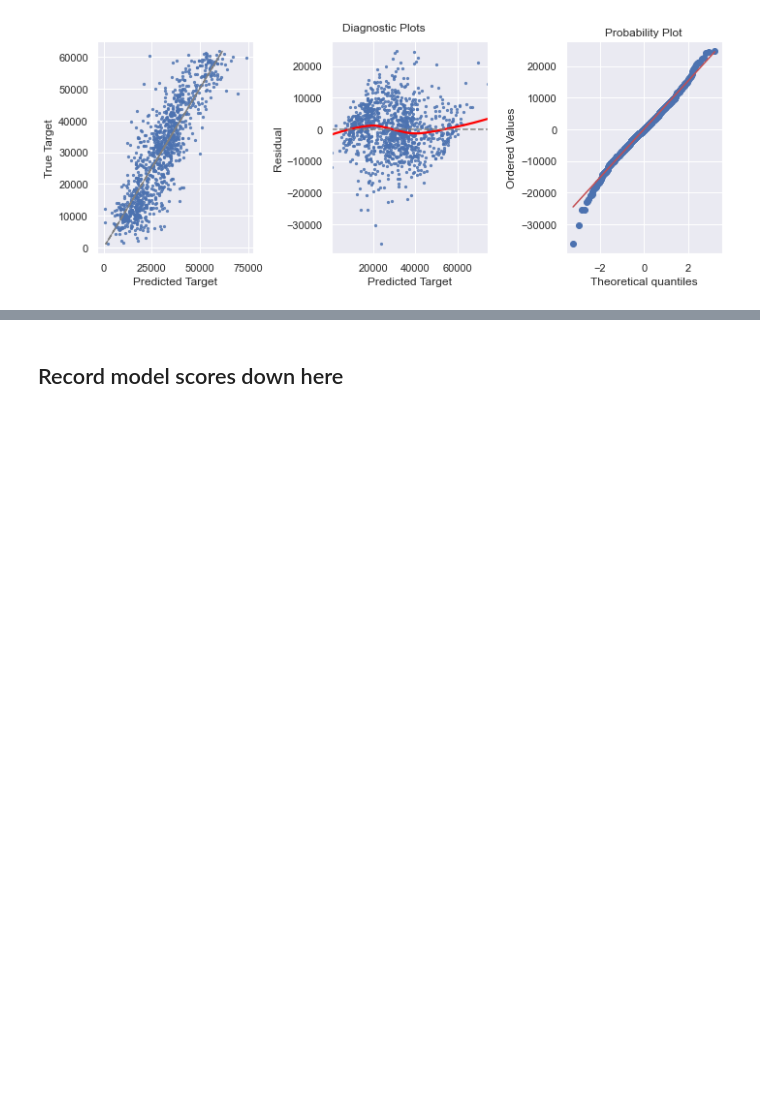
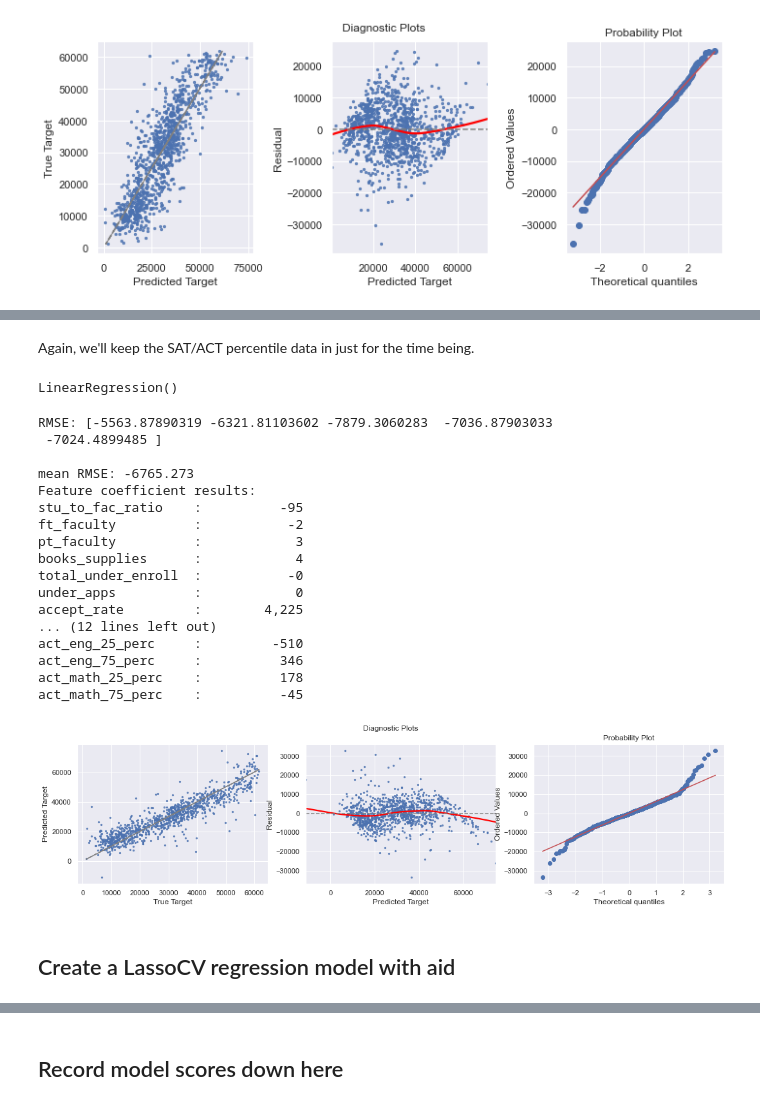
Before and after one commit to chloebs4590/Metis-NBM_Regression, a Jupyter notebook: eda_lr_project_code.ipynb, the cells around one changed output, grey strips where cells are left out. Saved outputs shown, nothing was run; the diff lists cells and outputs as text; code cells hidden in the pictures; blank space fills up the shorter version.

```diff
--- a/eda_lr_project_code.ipynb
+++ b/eda_lr_project_code.ipynb
@@ -1376,12 +1451,14 @@ diagnostic_plots(lm_poly.predict(X_train_val_stand_no_perc_poly), y_train_val)
 # %%
 # define feature variables and target variable
 
-X_aid = schools_aid_no_sat_act.loc[:,['stu_to_fac_ratio', 'ft_faculty', 'pt_faculty',
-       'books_supplies', 'total_under_enroll', 'under_apps', 'accept_rate', 'grad_rate',
-       'admiss_data_1', 'test_scores_req_1.0', 'test_scores_rec_1.0',
-       'test_scores_con_not_req_1.0','avg_grant_schol_aid']]
+X_aid = df_modeling.loc[:,['stu_to_fac_ratio', 'ft_faculty', 'pt_faculty',
+                           'books_supplies', 'total_under_enroll', 'under_apps', 'accept_rate', 'grad_rate',
+                           'admiss_data_1', 'test_scores_req_1.0', 'test_scores_rec_1.0',
+                           'test_scores_con_not_req_1.0','avg_grant_schol_aid','sat_read_write_25_perc', 'sat_read_write_75_perc',
+                           'sat_math_25_perc','sat_math_75_perc','act_comp_25_perc', 'act_comp_75_perc', 'act_eng_25_perc',
+                           'act_eng_75_perc', 'act_math_25_perc','act_math_75_perc']]
 
-y_aid = schools_aid['tuition_fees']
+y_aid = df_modeling['tuition_fees']
 # %%
 # check for multicollinearity
 vif(X_aid)
@@ -1601,0 +1504,36 @@ avg_grant_schol_aid :            1
+# %% [markdown]
+Again, we'll keep the SAT/ACT percentile data in just for the time being.
+# %%
+# build a train/val and test set
+
+X_train_val_aid, X_test_aid, y_train_val_aid, y_test_aid = train_test_split(X_aid, y_aid, test_size=0.2,random_state=42) #hold out 20% of the data for final testing
+# %%
+# build and fit a model
+
+lm_aid = LinearRegression()
+lm_aid.fit(X_train_val_aid, y_train_val_aid)
+# %% [output]
+LinearRegression()
+# %%
+plot_validate(lm_aid, X_train_val_aid, y_train_val_aid)
+# %% [output]
+RMSE: [-5563.87890319 -6321.81103602 -7879.3060283  -7036.87903033
+ -7024.4899485 ]
+
+mean RMSE: -6765.273
+Feature coefficient results:
+stu_to_fac_ratio    :          -95
+ft_faculty          :           -2
+pt_faculty          :            3
+books_supplies      :            4
+total_under_enroll  :           -0
+under_apps          :            0
+accept_rate         :        4,225
+... (12 lines left out)
+act_eng_25_perc     :         -510
+act_eng_75_perc     :          346
+act_math_25_perc    :          178
+act_math_75_perc    :          -45
+[figure, added]
+# %% [markdown]
+## Create a LassoCV regression model with aid
```
Also changed, not shown: parts of 54 cells of this notebook.
